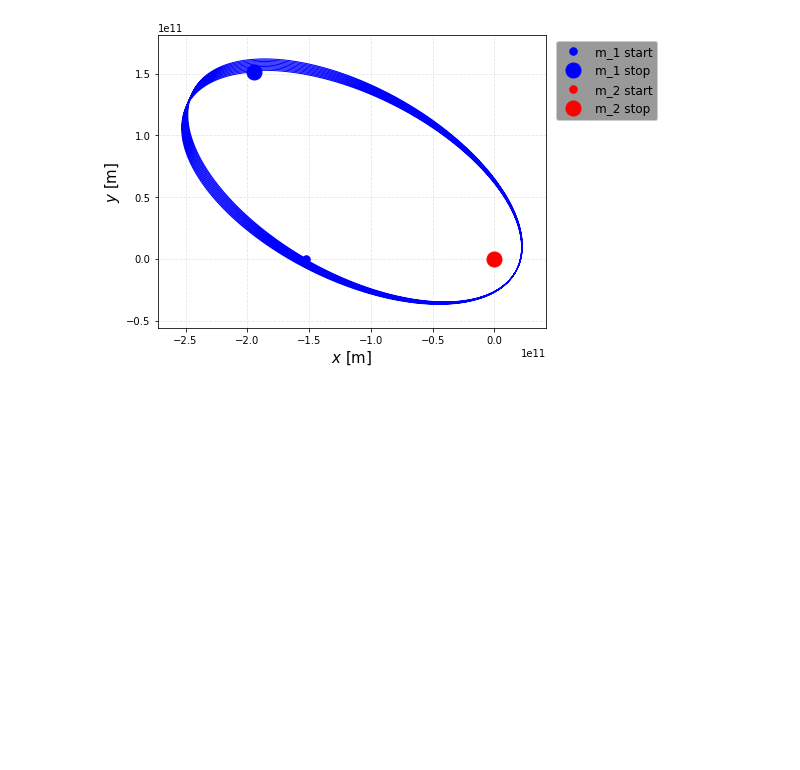
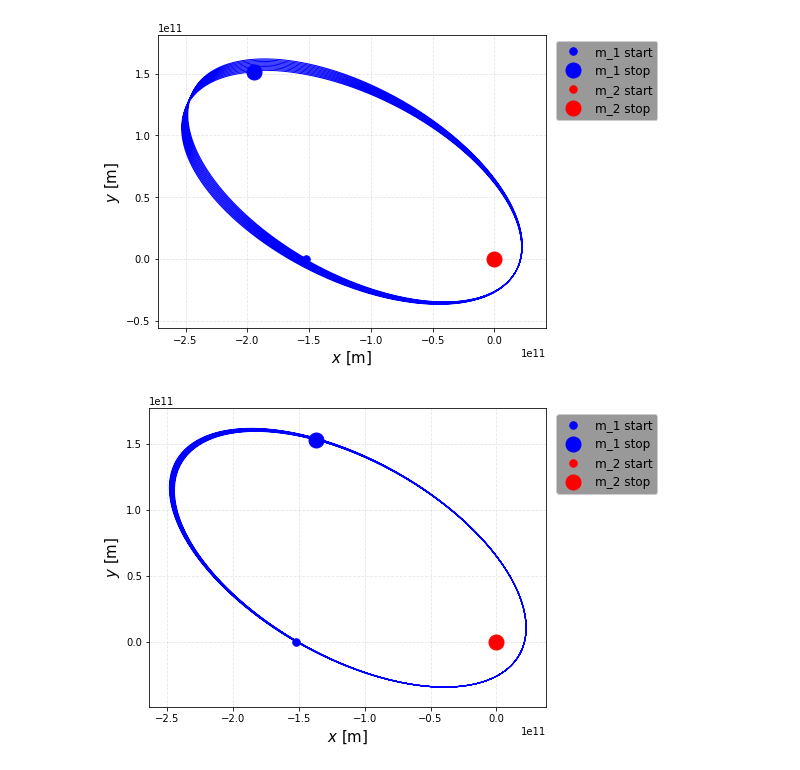
Before and after one commit to carlivas/Binary-Black-Hole-Orbitals, a Jupyter notebook: 04 POST MINKOWSKIAN EXPANSION/test higher order symplectic.ipynb, the cells around one changed output. Drawn from its saved outputs; the diff is of its cells as text; code cells hidden in the pictures; blank space fills up the shorter version.

```diff
--- a/04 POST MINKOWSKIAN EXPANSION/test higher order symplectic.ipynb
+++ b/04 POST MINKOWSKIAN EXPANSION/test higher order symplectic.ipynb
@@ -127,15 +127,17 @@ orbPlotter(pos1, pos2, pos_CM)
 # %%
 x_1 = np.array([-152.100e9, 0.])
 x_2 = np.array([0.,   0.])
 v_1 = rotate(np.array([0.,   29.29e3]),np.pi/3)
 v_2 = np.array([0.,    0])
 s = x_1, x_2, v_1, v_2, m_1, m_2
 
 t_max = 1e9/3
-res = 1e4
+res = 3e4
 dt = t_max/res
 
 
 pos1, pos2, pos_CM = symplectic_integrate(s, t_max = t_max, dt = dt, coeffs=ruth3)
 
 orbPlotter(pos1, pos2, pos_CM)
+# %% [output]
+[figure, added]
```
Also changed, not shown: parts of 1 cell of this notebook.
